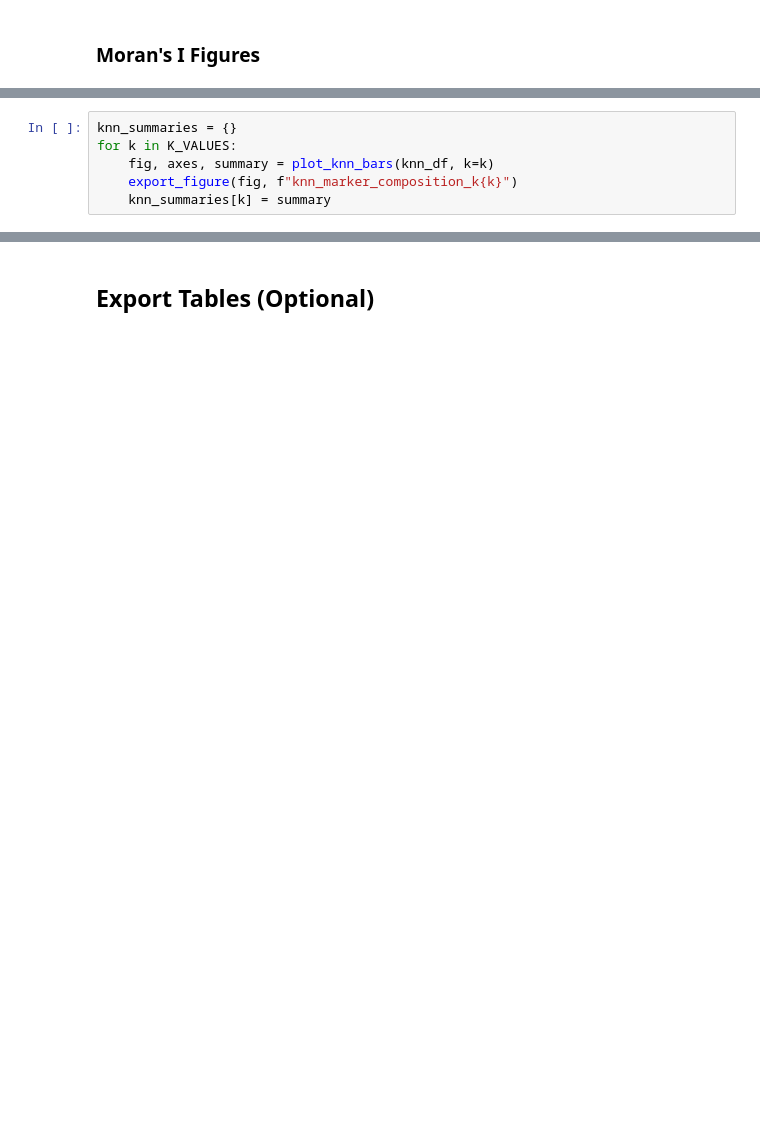
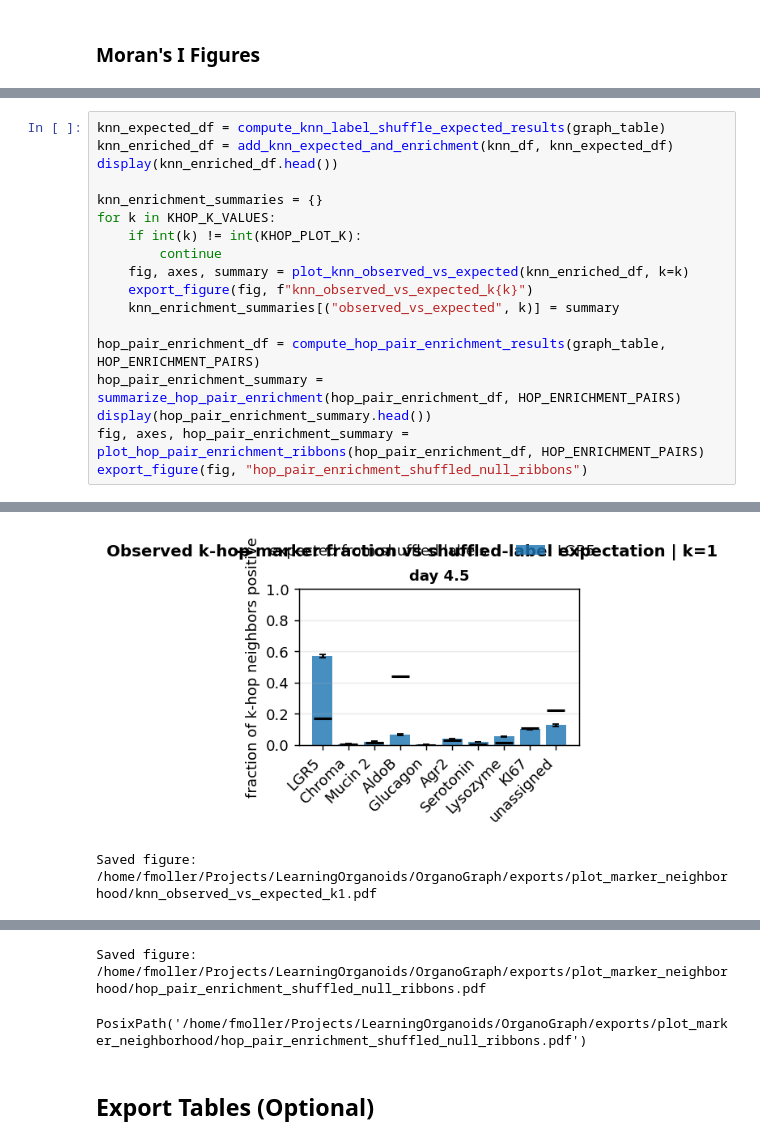
Before and after one commit to fskovbo/OrganoGraph, a Jupyter notebook: notebooks/plot_marker_neighborhood.ipynb, the cells around one changed output, grey strips where cells are left out. Cells and saved outputs as stored; diff of their text form; blank space fills up the shorter version.

```diff
--- a/notebooks/plot_marker_neighborhood.ipynb
+++ b/notebooks/plot_marker_neighborhood.ipynb
@@ -699,6 +873,0 @@ def plot_knn_bars(knn_df, k, focal_markers=KNN_FOCAL_MARKERS, target_markers=KNN
-# %%
-knn_summaries = {}
-for k in K_VALUES:
-    fig, axes, summary = plot_knn_bars(knn_df, k=k)
-    export_figure(fig, f"knn_marker_composition_k{k}")
-    knn_summaries[k] = summary
@@ -885,0 +1288,19 @@ PosixPath('/home/fmoller/Projects/LearningOrganoids/OrganoGraph/exports/plot_mar
+# %%
+knn_expected_df = compute_knn_label_shuffle_expected_results(graph_table)
+knn_enriched_df = add_knn_expected_and_enrichment(knn_df, knn_expected_df)
+display(knn_enriched_df.head())
+
+knn_enrichment_summaries = {}
+for k in KHOP_K_VALUES:
+    if int(k) != int(KHOP_PLOT_K):
+        continue
+    fig, axes, summary = plot_knn_observed_vs_expected(knn_enriched_df, k=k)
+    export_figure(fig, f"knn_observed_vs_expected_k{k}")
+    knn_enrichment_summaries[("observed_vs_expected", k)] = summary
+
+hop_pair_enrichment_df = compute_hop_pair_enrichment_results(graph_table, HOP_ENRICHMENT_PAIRS)
+hop_pair_enrichment_summary = summarize_hop_pair_enrichment(hop_pair_enrichment_df, HOP_ENRICHMENT_PAIRS)
+display(hop_pair_enrichment_summary.head())
+fig, axes, hop_pair_enrichment_summary = plot_hop_pair_enrichment_ribbons(hop_pair_enrichment_df, HOP_ENRICHMENT_PAIRS)
+export_figure(fig, "hop_pair_enrichment_shuffled_null_ribbons")
+# %% [output]
@@ -885,0 +1313,2 @@ PosixPath('/home/fmoller/Projects/LearningOrganoids/OrganoGraph/exports/plot_mar
+[figure, added]
+Saved figure: /home/fmoller/Projects/LearningOrganoids/OrganoGraph/exports/plot_marker_neighborhood/knn_observed_vs_expected_k1.pdf
@@ -886,3 +1322,5 @@ PosixPath('/home/fmoller/Projects/LearningOrganoids/OrganoGraph/exports/plot_mar
+Saved figure: /home/fmoller/Projects/LearningOrganoids/OrganoGraph/exports/plot_marker_neighborhood/hop_pair_enrichment_shuffled_null_ribbons.pdf
+PosixPath('/home/fmoller/Projects/LearningOrganoids/OrganoGraph/exports/plot_marker_neighborhood/hop_pair_enrichment_shuffled_null_ribbons.pdf')
 # %% [markdown]
 ## Export Tables (Optional)
 # %%
```
Also changed, not shown: parts of 20 cells of this notebook, 9 other files.
